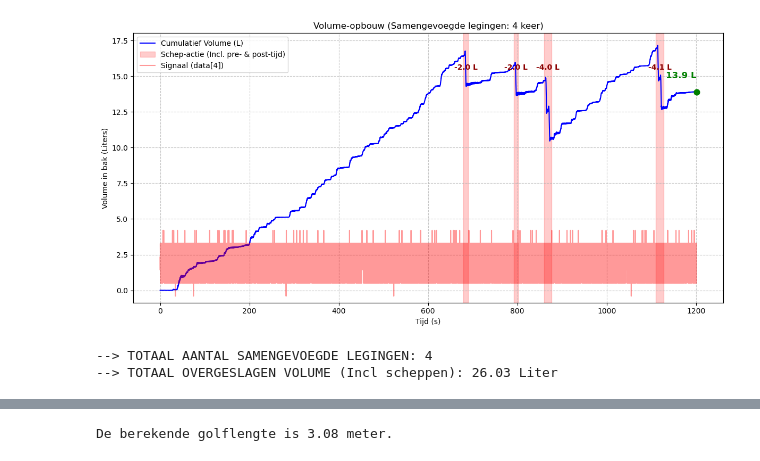
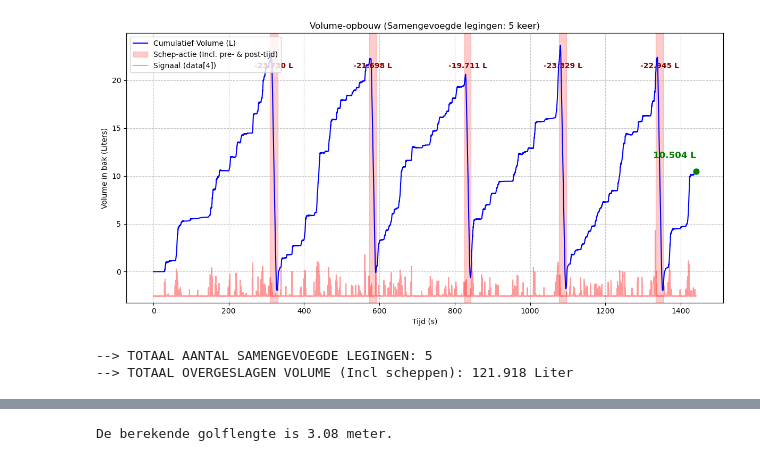
Before and after one commit to baukevelthuijs/MSC, a Jupyter notebook: data_processing_gauges.ipynb, the cells around one changed output, grey strips where cells are left out. Cells and saved outputs as stored; diff of their text form; code cells hidden in the pictures.

```diff
--- a/data_processing_gauges.ipynb
+++ b/data_processing_gauges.ipynb
@@ -22,8 +22,6 @@ def importeer_schone_data(bestandsnaam, kolommen_lijst):
 
 #importeer_schone_data(r"Data\SWL-2%-CS1-Test-2\2026-3-4 SWL Berm 2% - Test 2.experiment - 150% (4).txt", [0])
 # %%
-#Overtopping box to volumes
-
 import pandas as pd
 import numpy as np
 import matplotlib.pyplot as plt
@@ -32,6 +30,7 @@ def bereken_bak_volume_pomp(data, T_golf, pomp_drempel_L, rusttijd_s):
     """
     Berekent het stapsgewijze volume in een bak, detecteert pompmomenten
     en plot tegelijkertijd een indicatief signaal (data[4]) aan de onderkant.
+    Inclusief weergave van de eindstand in de grafiek.
     """
     # --- Vaste parameters ---
     fs = 128           # [Hz] Vaste sampling rate
@@ -45,7 +44,7 @@ def bereken_bak_volume_pomp(data, T_golf, pomp_drempel_L, rusttijd_s):
     df = pd.DataFrame({
         'Tijd': data[0],
         'Waterstand': data[5],
-        'Signaal': data[4]  # <-- Hier voegen we het extra signaal toe
+        'Signaal': data[4]
     })
 
     # --- 2. Smoothing (1/4 golfperiode) ---
@@ -112,6 +111,17 @@ def bereken_bak_volume_pomp(data, T_golf, pomp_drempel_L, rusttijd_s):
     # Plot het volume op de linkeras (ax1)
     ax1.plot(df['Tijd'], df['Volume_L'], label='Cumulatief Volume (L)', color='blue')
 
+    # --- NIEUW: Eindwaarde markeren in de plot met GROENE letters ---
+    laatste_tijd = df['Tijd'].iloc[-1]
+    laatste_volume = df['Volume_L'].iloc[-1]
+
+    ax1.scatter(laatste_tijd, laatste_volume, color='green', s=60, zorder=5)
+
+    y_offset = df['Volume_L'].max() * 0.05
+    ax1.text(laatste_tijd, laatste_volume + y_offset, f"{laatste_volume:.3f} L",
+             color='green', ha='right', va='bottom', fontweight='bold', fontsize=12)
+    # ----------------------------------------------------------------
+
     # Kleur de pompmomenten in
     for i, event in enumerate(pump_events):
         label = 'Pomp actief + Rusttijd' if i == 0 else ""
@@ -136,7 +146,6 @@ def bereken_bak_volume_pomp(data, T_golf, pomp_drempel_L, rusttijd_s):
     sig_min = df['Signaal'].min()
     sig_max = df['Signaal'].max()
     sig_range = sig_max - sig_min if sig_max != sig_min else 1
-    # Door er + (3 * sig_range) bij te doen, dwingen we de lijn naar de onderste ~25% van de grafiek
     ax2.set_ylim(sig_min - 0.1 * sig_range, sig_max + 3 * sig_range)
 
     # Legenda's samenvoegen
@@ -153,7 +162,7 @@ def bereken_bak_volume_pomp(data, T_golf, pomp_drempel_L, rusttijd_s):
 
     return df, totaal_volume
 
-data,alles = importeer_schone_data(r"Data\Wave gauges data\Emerged-2%-CS2-Test-1\2026-3-9 Emerged Berm 2% - Test 1.experiment - 110% (4).txt", [0,4,5])
+data,alles = importeer_schone_data(r"Data\Wave gauges data\Emerged-4%-CS4-Test-1\2026-3-19 EM Wide Berm 4% - Test 1.experiment - 150% (4).txt", [0,4,5])
 
 # --- AANROEPEN ---
 df_resultaten, totaal = bereken_bak_volume_pomp(data, T_golf=1.5, pomp_drempel_L=1, rusttijd_s=5)
@@ -475,7 +294,7 @@ def bereken_bak_volume_handmatig(data, T_golf, pomp_drempel_L, rusttijd_s, samen
     ax1.scatter(laatste_tijd, laatste_volume, color='green', s=60, zorder=5)
 
     y_offset = df['Volume_L'].max() * 0.05
-    ax1.text(laatste_tijd, laatste_volume + y_offset, f"{laatste_volume:.1f} L",
+    ax1.text(laatste_tijd, laatste_volume + y_offset, f"{laatste_volume:.3f} L",
              color='green', ha='right', va='bottom', fontweight='bold', fontsize=12)
     # ----------------------------------------------------------------
 
@@ -485,7 +304,7 @@ def bereken_bak_volume_handmatig(data, T_golf, pomp_drempel_L, rusttijd_s, samen
 
         mid_t = (event['t_start'] + event['t_end']) / 2
         y_pos = df['Volume_L'].max() * 0.9
-        ax1.text(mid_t, y_pos, f"-{event['drop']:.1f} L", color='darkred', ha='center', fontweight='bold')
+        ax1.text(mid_t, y_pos, f"-{event['drop']:.3f} L", color='darkred', ha='center', fontweight='bold')
 
     ax1.set_xlabel('Tijd (s)')
     ax1.set_ylabel('Volume in bak (Liters)')
@@ -496,37 +315,37 @@ def bereken_bak_volume_handmatig(data, T_golf, pomp_drempel_L, rusttijd_s, samen
     ax2.plot(df['Tijd'], df['Signaal'], color="red", alpha=0.4, label='Signaal (data[4])')
     ax2.set_yticks([])
 
     sig_min = df['Signaal'].min()
     sig_max = df['Signaal'].max()
     sig_range = sig_max - sig_min if sig_max != sig_min else 1
     ax2.set_ylim(sig_min - 0.1 * sig_range, sig_max + 3 * sig_range)
 
     lines_1, labels_1 = ax1.get_legend_handles_labels()
     lines_2, labels_2 = ax2.get_legend_handles_labels()
     ax1.legend(lines_1 + lines_2, labels_1 + labels_2, loc='upper left')
 
     plt.title(f'Volume-opbouw (Samengevoegde legingen: {aantal_legingen} keer)')
     plt.tight_layout()
     plt.show()
 
     print(f"--> TOTAAL AANTAL SAMENGEVOEGDE LEGINGEN: {aantal_legingen}")
-    print(f"--> TOTAAL OVERGESLAGEN VOLUME (Incl scheppen): {totaal_volume:.2f} Liter")
+    print(f"--> TOTAAL OVERGESLAGEN VOLUME (Incl scheppen): {totaal_volume:.3f} Liter")
 
     return df, totaal_volume, aantal_legingen
 
-data1,alles = importeer_schone_data(r"Data\Wave gauges data\SWL-4%-CS1-Test-2\2026-3-3-SWL Berm 4% - test 2.experiment - 100% (4).txt", [0,4,5])
+data1,alles = importeer_schone_data(r"Data\Wave gauges data\Emerged-4%-CS4-Test-1\2026-3-19 EM Wide Berm 4% - Test 1.experiment - 130% (4).txt", [0,4,5])
 
 # --- Aanroepen (Nu met de voortijd_s input erbij) ---
 df_result, eind_volume, legingen = bereken_bak_volume_handmatig(
     data1,
     T_golf=1.5,
     pomp_drempel_L=1.9,
-    rusttijd_s=3,
+    rusttijd_s=1,
     samenvoeg_tijd_s=7,
     voortijd_s=3     # <--- Hier kun je hem zelf aanpassen!
 )
 # %% [output]
-[figure, old version]
+[figure, new version]
---> TOTAAL AANTAL SAMENGEVOEGDE LEGINGEN: 4
---> TOTAAL OVERGESLAGEN VOLUME (Incl scheppen): 26.03 Liter
+--> TOTAAL AANTAL SAMENGEVOEGDE LEGINGEN: 5
+--> TOTAAL OVERGESLAGEN VOLUME (Incl scheppen): 121.918 Liter
 # %%
```
Also changed, not shown: parts of 4 cells of this notebook, 1 other file.
